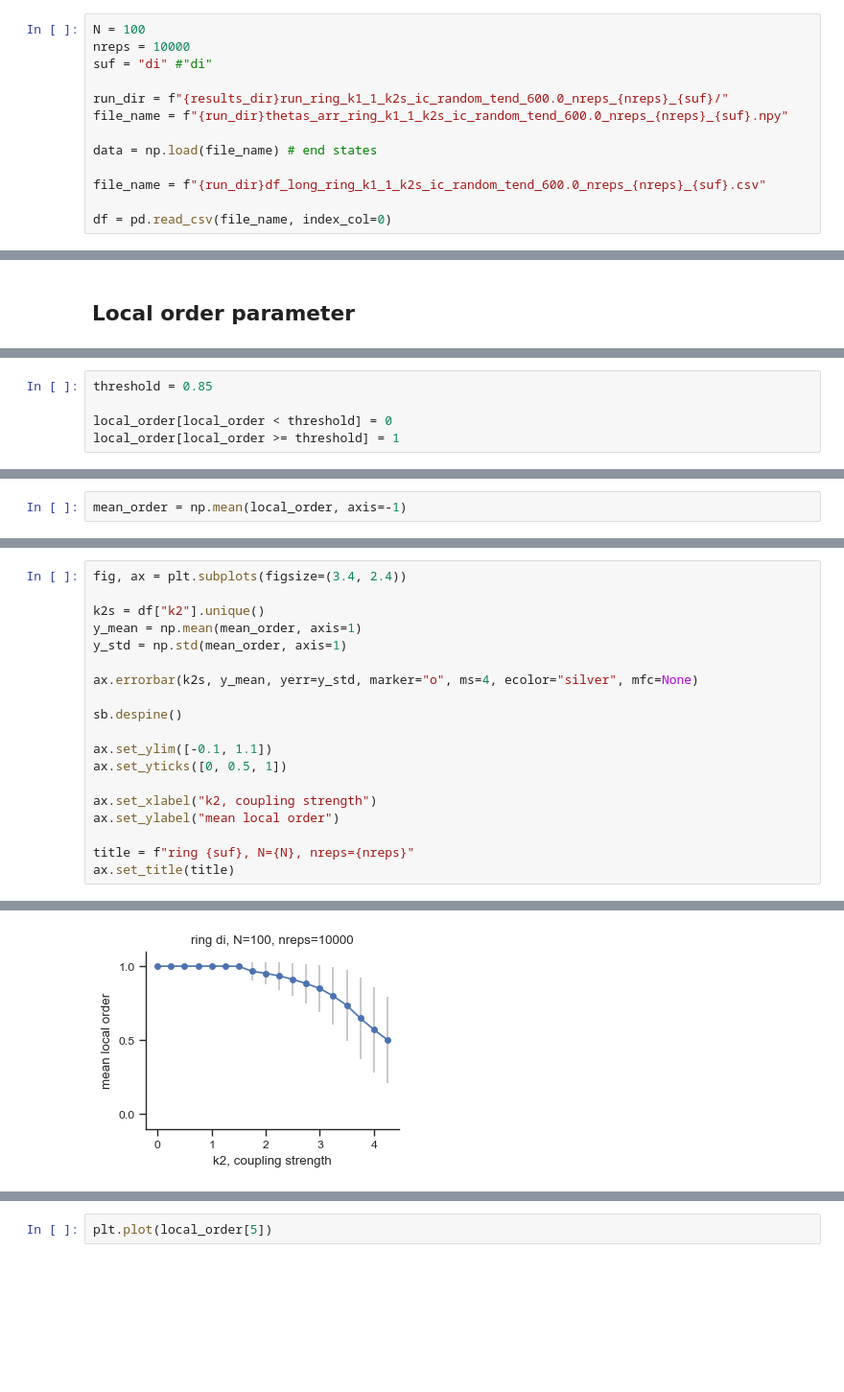
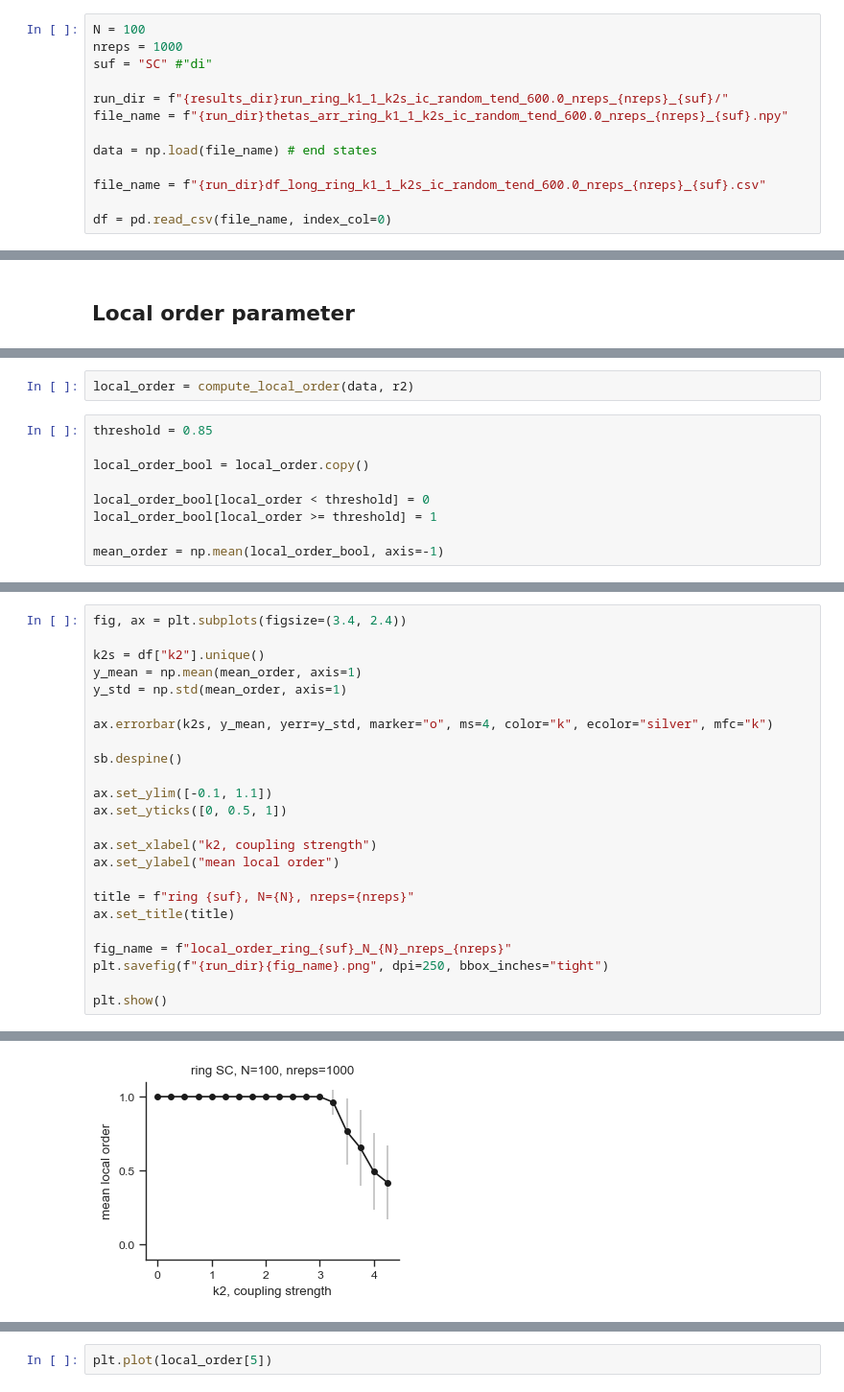
Before and after one commit to maximelucas/basins_and_triangles, a Jupyter notebook: notebooks/figures_basin_size.ipynb, the cells around one changed output, grey strips where cells are left out. Shown at 96% size. Cells and saved outputs as stored; diff of their text form; blank space fills up the shorter version.

Commit message:
added result figures

```diff
--- a/notebooks/figures_basin_size.ipynb
+++ b/notebooks/figures_basin_size.ipynb
@@ -29,8 +29,8 @@ Path(results_dir).mkdir(parents=True, exist_ok=True)
 Path(data_dir).mkdir(parents=True, exist_ok=True)
 # %%
 N = 100
-nreps = 10000
-suf = "di" #"di"
+nreps = 1000
+suf = "SC" #"di"
 
 run_dir = f"{results_dir}run_ring_k1_1_k2s_ic_random_tend_600.0_nreps_{nreps}_{suf}/"
 file_name = f"{run_dir}thetas_arr_ring_k1_1_k2s_ic_random_tend_600.0_nreps_{nreps}_{suf}.npy"
@@ -206,5 +175,11 @@ local_order = np.abs(local_order)
+# %%
+local_order = compute_local_order(data, r2)
 # %%
 threshold = 0.85
 
-local_order[local_order < threshold] = 0
-local_order[local_order >= threshold] = 1
+local_order_bool = local_order.copy()
+
+local_order_bool[local_order < threshold] = 0
+local_order_bool[local_order >= threshold] = 1
+
+mean_order = np.mean(local_order_bool, axis=-1)
@@ -215,2 +185,0 @@ local_order.shape
-# %%
-mean_order = np.mean(local_order, axis=-1)
@@ -225,7 +190,7 @@ k2s = df["k2"].unique()
 y_mean = np.mean(mean_order, axis=1)
 y_std = np.std(mean_order, axis=1)
 
-ax.errorbar(k2s, y_mean, yerr=y_std, marker="o", ms=4, ecolor="silver", mfc=None)
+ax.errorbar(k2s, y_mean, yerr=y_std, marker="o", ms=4, color="k", ecolor="silver", mfc="k")
 
 sb.despine()
 
@@ -237,4 +202,9 @@ ax.set_ylabel("mean local order")
 
 title = f"ring {suf}, N={N}, nreps={nreps}"
 ax.set_title(title)
+
+fig_name = f"local_order_ring_{suf}_N_{N}_nreps_{nreps}"
+plt.savefig(f"{run_dir}{fig_name}.png", dpi=250, bbox_inches="tight")
+
+plt.show()
 # %% [output]
@@ -242,3 +211,3 @@ Text(0.5, 1.0, 'ring di, N=100, nreps=10000')
-[figure, old version]
+[figure, new version]
 # %%
 plt.hist(mean_order)
```
Also changed, not shown: parts of 12 cells of this notebook, 7 other files.
